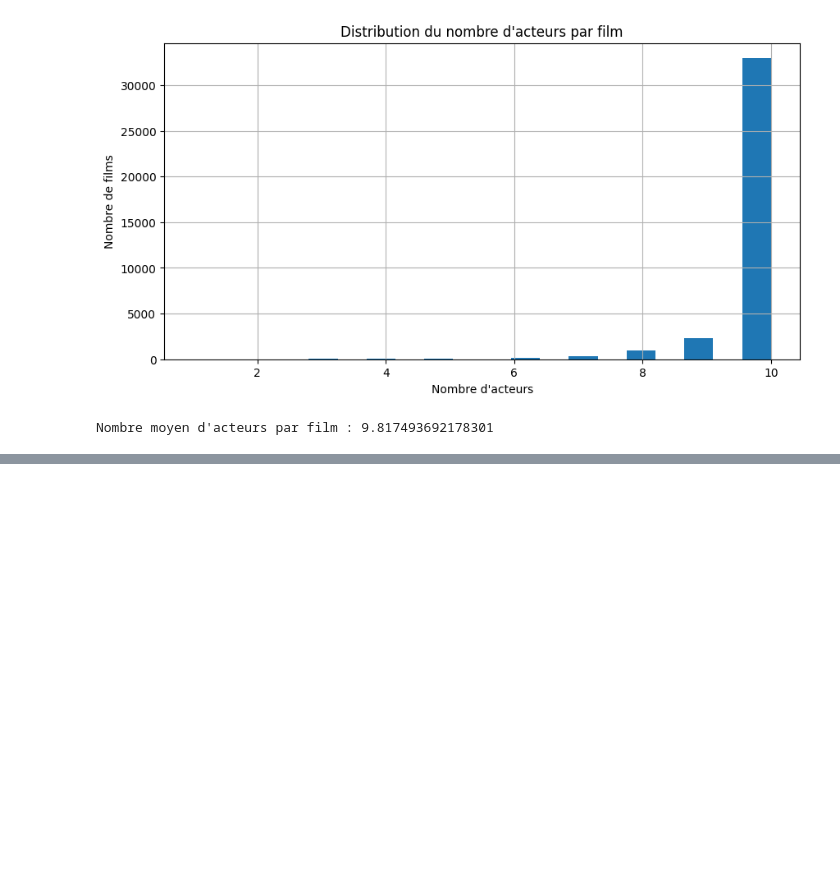
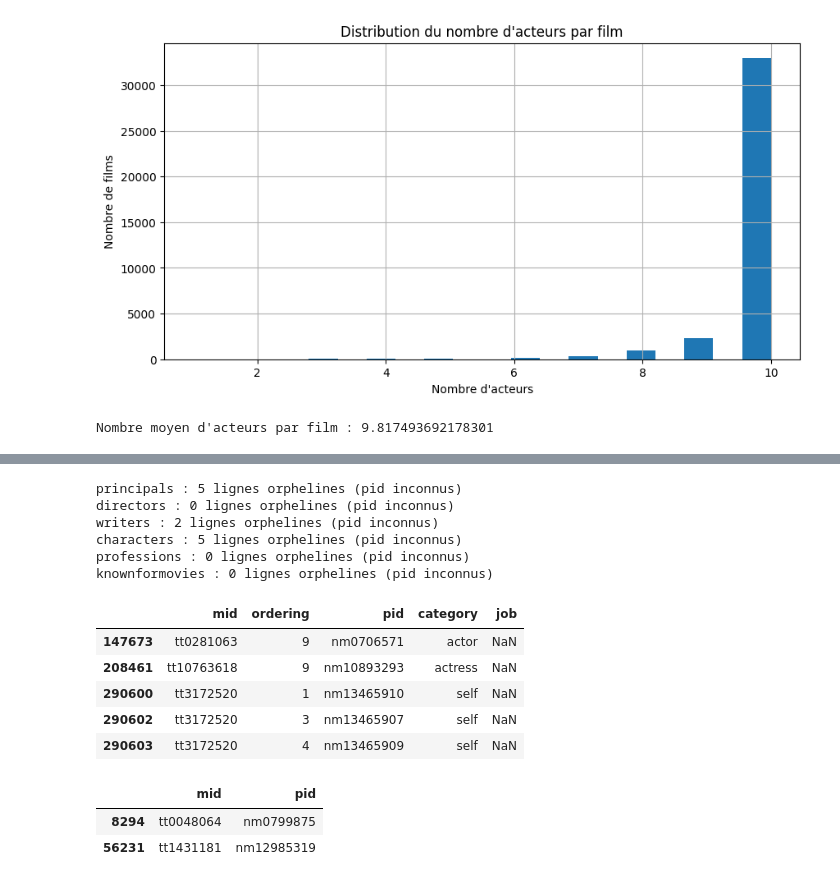
Before and after one commit to salahsahnoun/cineexplorer, a Jupyter notebook: data/exploration.ipynb, the cells around one changed output, grey strips where cells are left out. Cells and saved outputs as stored; diff of their text form; code cells hidden in the pictures; blank space fills up the shorter version.

```diff
--- a/data/exploration.ipynb
+++ b/data/exploration.ipynb
@@ -164,0 +371,37 @@ Nombre moyen d'acteurs par film : 9.817493692178301
+# %%
+# Lignes orphelines basées sur pid dans les tables liées aux personnes
+orphans_pid = {}
+
+for name, df, col in [
+    ("principals", principals, "pid"),
+    ("directors", directors, "pid"),
+    ("writers", writers, "pid"),
+    ("characters", characters, "pid"),
+    ("professions", professions, "pid"),
+    ("knownformovies", knownformovies, "pid"),
+]:
+    orphans = df[~df[col].isin(persons["pid"])]
+    orphans_pid[name] = orphans
+    print(f"{name} : {len(orphans)} lignes orphelines (pid inconnus)")
+# %% [output]
+principals : 5 lignes orphelines (pid inconnus)
+directors : 0 lignes orphelines (pid inconnus)
+writers : 2 lignes orphelines (pid inconnus)
+characters : 5 lignes orphelines (pid inconnus)
+professions : 0 lignes orphelines (pid inconnus)
+knownformovies : 0 lignes orphelines (pid inconnus)
+# %%
+orphans_pid["principals"].head()
+# %% [output]
+|  | mid | ordering | pid | category | job |
+| 147673 | tt0281063 | 9 | nm0706571 | actor | NaN |
+| 208461 | tt10763618 | 9 | nm10893293 | actress | NaN |
+| 290600 | tt3172520 | 1 | nm13465910 | self | NaN |
+| 290602 | tt3172520 | 3 | nm13465907 | self | NaN |
+| 290603 | tt3172520 | 4 | nm13465909 | self | NaN |
+# %%
+orphans_pid["writers"].head()
+# %% [output]
+|  | mid | pid |
+| 8294 | tt0048064 | nm0799875 |
+| 56231 | tt1431181 | nm12985319 |
```
Also changed, not shown: parts of 19 cells of this notebook.
